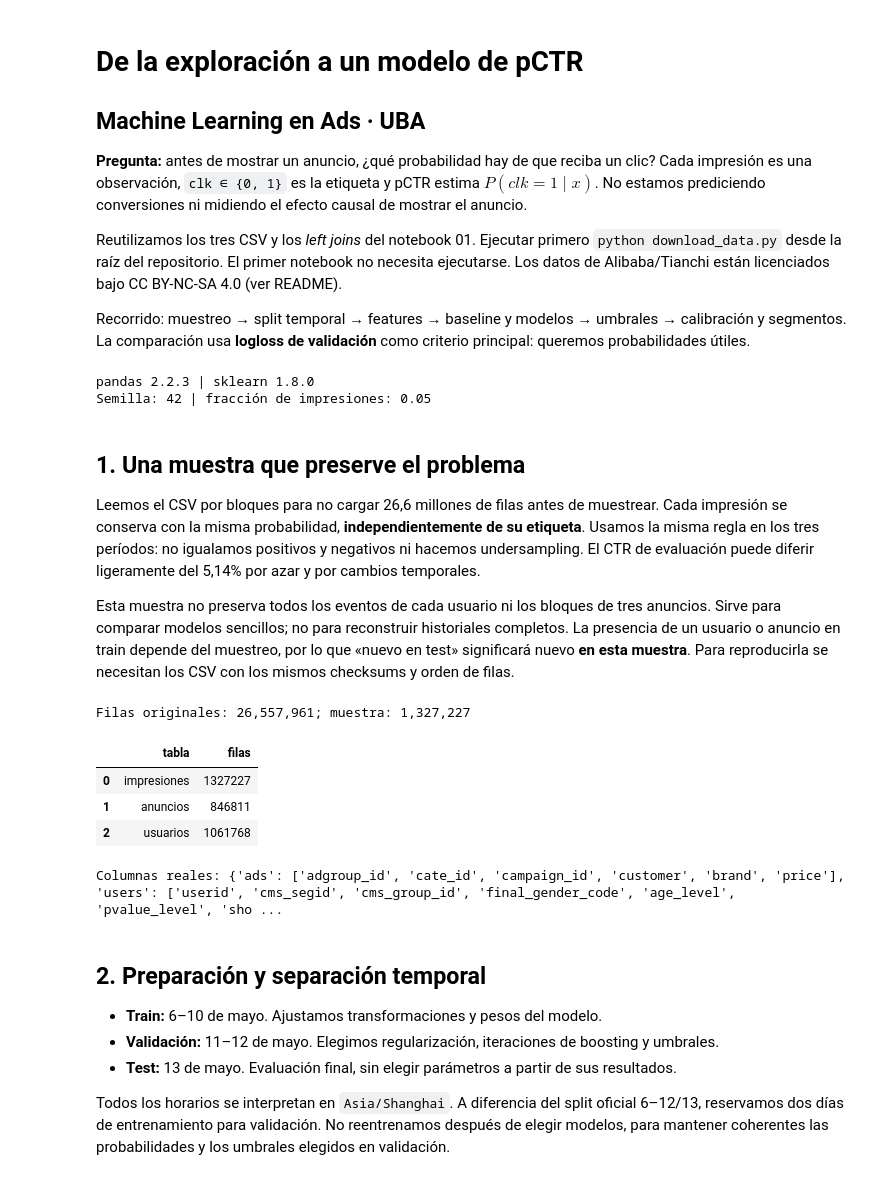
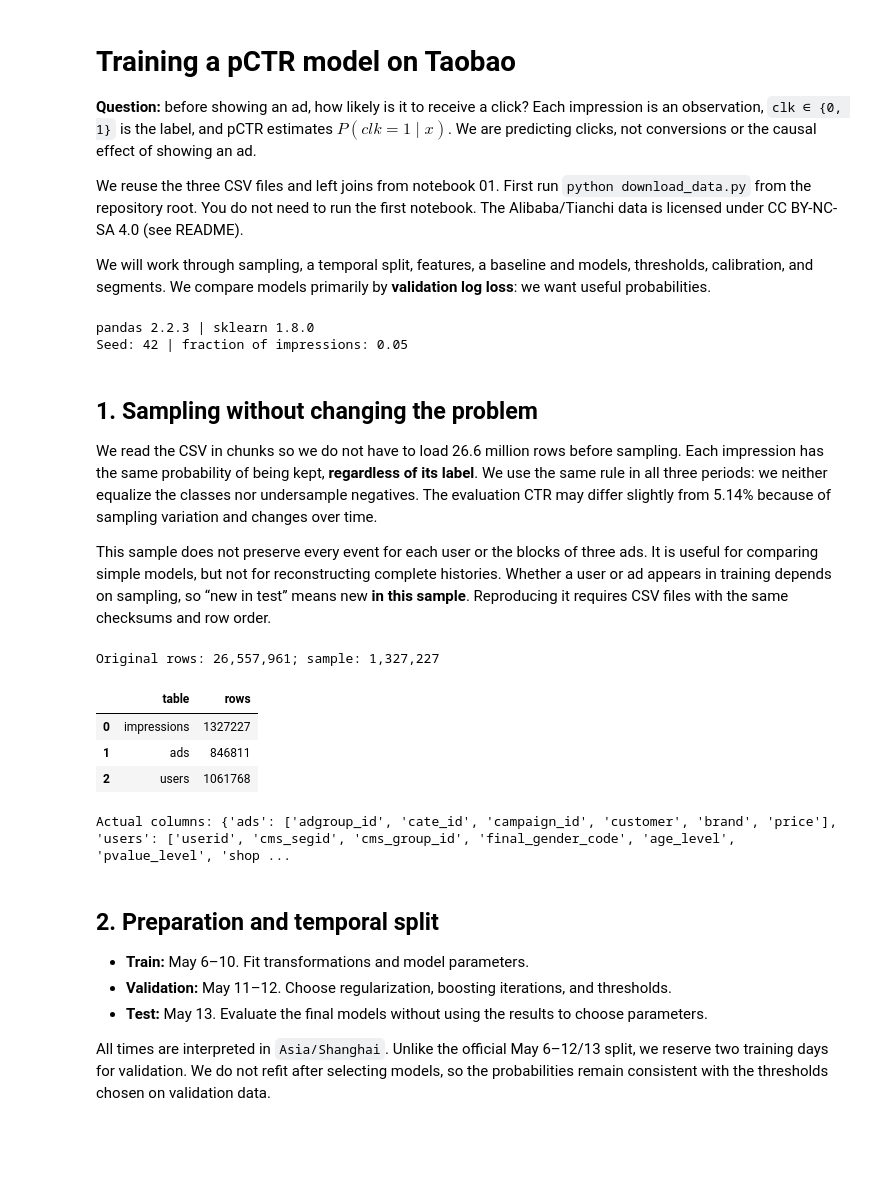
Before and after one commit to sgduran/ads-data-course, a Jupyter notebook: notebooks/02_train_pctr_taobao.ipynb, the cells around one changed output. Cells and saved outputs as stored; diff of their text form; code cells hidden in the pictures; blank space fills up the shorter version.

```diff
--- a/notebooks/02_train_pctr_taobao.ipynb
+++ b/notebooks/02_train_pctr_taobao.ipynb
@@ -1,17 +1,17 @@
 # %% [markdown]
-# De la exploración a un modelo de pCTR
-## Machine Learning en Ads · UBA
+# Training a pCTR model on Taobao
 
-**Pregunta:** antes de mostrar un anuncio, ¿qué probabilidad hay de que reciba un clic?
-Cada impresión es una observación, `clk ∈ {0, 1}` es la etiqueta y pCTR estima
-$P(clk=1\mid x)$. No estamos prediciendo conversiones ni midiendo el efecto causal de mostrar el anuncio.
+**Question:** before showing an ad, how likely is it to receive a click?
+Each impression is an observation, `clk ∈ {0, 1}` is the label, and pCTR estimates
+$P(clk=1\mid x)$. We are predicting clicks, not conversions or the causal effect of showing an ad.
 
-Reutilizamos los tres CSV y los *left joins* del notebook 01. Ejecutar primero
-`python download_data.py` desde la raíz del repositorio. El primer notebook no necesita ejecutarse.
-Los datos de Alibaba/Tianchi están licenciados bajo CC BY-NC-SA 4.0 (ver README).
+We reuse the three CSV files and left joins from notebook 01. First run
+`python download_data.py` from the repository root. You do not need to run the first notebook.
+The Alibaba/Tianchi data is licensed under CC BY-NC-SA 4.0 (see README).
 
-Recorrido: muestreo → split temporal → features → baseline y modelos → umbrales → calibración y segmentos.
-La comparación usa **logloss de validación** como criterio principal: queremos probabilidades útiles.
+We will work through sampling, a temporal split, features, a baseline and models, thresholds,
+calibration, and segments. We compare models primarily by **validation log loss**:
+we want useful probabilities.
 # %%
 from pathlib import Path
 import time
@@ -31,7 +31,7 @@ from sklearn.calibration import calibration_curve
 import sklearn
 
 SEED = 42
-SAMPLE_FRACTION = 0.05  # 1.0 usa todo; 0.01 reduce todavía más la memoria
+SAMPLE_FRACTION = 0.05  # 1.0 uses all rows; 0.01 reduces memory further
 CHUNK_SIZE = 500_000
 RUN_LIGHTGBM = True
 DATA_DIR = Path('../data/taobao')
@@ -39,60 +39,60 @@ assert 0 < SAMPLE_FRACTION <= 1
 plt.rcParams.update({'figure.figsize': (10, 4), 'axes.grid': True})
 pd.set_option('display.max_columns', 20)
 print('pandas', pd.__version__, '| sklearn', sklearn.__version__)
-print('Semilla:', SEED, '| fracción de impresiones:', SAMPLE_FRACTION)
+print('Seed:', SEED, '| fraction of impressions:', SAMPLE_FRACTION)
 # %% [output]
 pandas 2.2.3 | sklearn 1.8.0
-Semilla: 42 | fracción de impresiones: 0.05
+Seed: 42 | fraction of impressions: 0.05
 # %% [markdown]
-## 1. Una muestra que preserve el problema
-Leemos el CSV por bloques para no cargar 26,6 millones de filas antes de muestrear.
-Cada impresión se conserva con la misma probabilidad, **independientemente de su etiqueta**.
-Usamos la misma regla en los tres períodos: no igualamos positivos y negativos ni hacemos undersampling.
-El CTR de evaluación puede diferir ligeramente del 5,14% por azar y por cambios temporales.
+## 1. Sampling without changing the problem
+We read the CSV in chunks so we do not have to load 26.6 million rows before sampling.
+Each impression has the same probability of being kept, **regardless of its label**.
+We use the same rule in all three periods: we neither equalize the classes nor undersample negatives.
+The evaluation CTR may differ slightly from 5.14% because of sampling variation and changes over time.
 
-Esta muestra no preserva todos los eventos de cada usuario ni los bloques de tres anuncios.
-Sirve para comparar modelos sencillos; no para reconstruir historiales completos. La presencia de un
-usuario o anuncio en train depende del muestreo, por lo que «nuevo en test» significará nuevo **en esta muestra**.
-Para reproducirla se necesitan los CSV con los mismos checksums y orden de filas.
+This sample does not preserve every event for each user or the blocks of three ads.
+It is useful for comparing simple models, but not for reconstructing complete histories.
+Whether a user or ad appears in training depends on sampling, so “new in test” means new **in this sample**.
+Reproducing it requires CSV files with the same checksums and row order.
 # %%
 rng = np.random.default_rng(SEED)
 parts = []
 source_rows = 0
 for chunk in pd.read_csv(DATA_DIR / 'raw_sample.csv', chunksize=CHUNK_SIZE,
         dtype={'user': 'int32', 'adgroup_id': 'int32', 'pid': 'category',
                'clk': 'int8', 'nonclk': 'int8'}):
     source_rows += len(chunk)
     keep = rng.random(len(chunk)) < SAMPLE_FRACTION
     parts.append(chunk.loc[keep].copy())
 impressions = pd.concat(parts, ignore_index=True)
 del parts, chunk
 assert impressions['clk'].isin([0, 1]).all()
 assert (impressions['clk'] + impressions['nonclk']).eq(1).all()
 impressions = impressions.drop(columns='nonclk')
 ads = pd.read_csv(DATA_DIR / 'ad_feature.csv')
 users = pd.read_csv(DATA_DIR / 'user_profile.csv')
-users.columns = users.columns.str.strip()  # espacio final observado en notebook 01
+users.columns = users.columns.str.strip()  # trailing space found in notebook 01
 assert ads['adgroup_id'].is_unique and users['userid'].is_unique
-print(f'Filas originales: {source_rows:,}; muestra: {len(impressions):,}')
-display(pd.DataFrame({'tabla': ['impresiones', 'anuncios', 'usuarios'],
-                     'filas': [len(impressions), len(ads), len(users)]}))
-print('Columnas reales:', {'ads': list(ads), 'users': list(users)})
+print(f'Original rows: {source_rows:,}; sample: {len(impressions):,}')
+display(pd.DataFrame({'table': ['impressions', 'ads', 'users'],
+                     'rows': [len(impressions), len(ads), len(users)]}))
+print('Actual columns:', {'ads': list(ads), 'users': list(users)})
 # %% [output]
-Filas originales: 26,557,961; muestra: 1,327,227
+Original rows: 26,557,961; sample: 1,327,227
-|  | tabla | filas |
-| 0 | impresiones | 1327227 |
-| 1 | anuncios | 846811 |
-| 2 | usuarios | 1061768 |
+|  | table | rows |
+| 0 | impressions | 1327227 |
+| 1 | ads | 846811 |
+| 2 | users | 1061768 |
-Columnas reales: {'ads': ['adgroup_id', 'cate_id', 'campaign_id', 'customer', 'brand', 'price'], 'users': ['userid', 'cms_segid', 'cms_group_id', 'final_gender_code', 'age_level', 'pvalue_level', 'sho ...
+Actual columns: {'ads': ['adgroup_id', 'cate_id', 'campaign_id', 'customer', 'brand', 'price'], 'users': ['userid', 'cms_segid', 'cms_group_id', 'final_gender_code', 'age_level', 'pvalue_level', 'shop ...
 # %% [markdown]
-## 2. Preparación y separación temporal
-- **Train:** 6–10 de mayo. Ajustamos transformaciones y pesos del modelo.
-- **Validación:** 11–12 de mayo. Elegimos regularización, iteraciones de boosting y umbrales.
-- **Test:** 13 de mayo. Evaluación final, sin elegir parámetros a partir de sus resultados.
+## 2. Preparation and temporal split
+- **Train:** May 6–10. Fit transformations and model parameters.
+- **Validation:** May 11–12. Choose regularization, boosting iterations, and thresholds.
+- **Test:** May 13. Evaluate the final models without using the results to choose parameters.
 
-Todos los horarios se interpretan en `Asia/Shanghai`. A diferencia del split oficial 6–12/13,
-reservamos dos días de entrenamiento para validación. No reentrenamos después de elegir modelos,
-para mantener coherentes las probabilidades y los umbrales elegidos en validación.
+All times are interpreted in `Asia/Shanghai`. Unlike the official May 6–12/13 split,
+we reserve two training days for validation. We do not refit after selecting models,
+so the probabilities remain consistent with the thresholds chosen on validation data.
 # %%
 user_cols = [c for c in users if c != 'userid']
 users = users.astype(dict.fromkeys(user_cols, 'Int8'))
```
Also changed, not shown: parts of 16 cells of this notebook, 1 other file.
